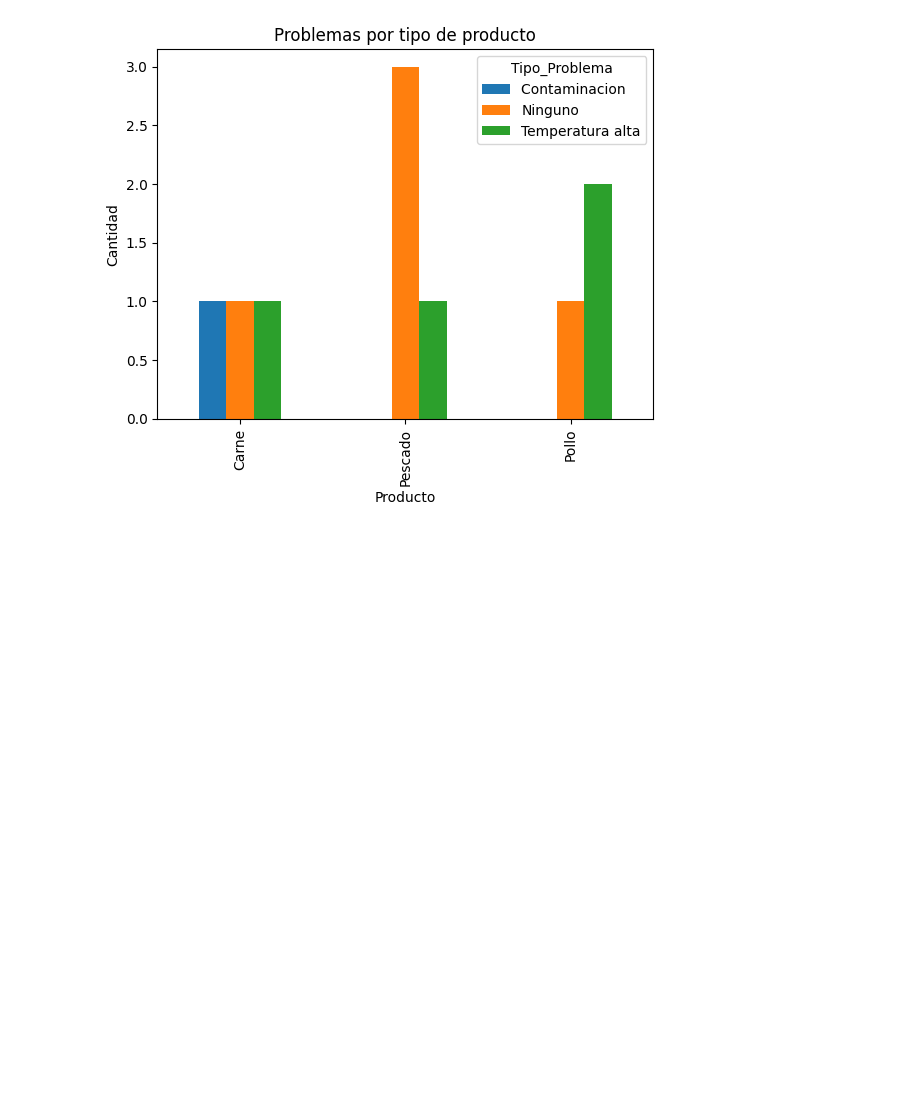
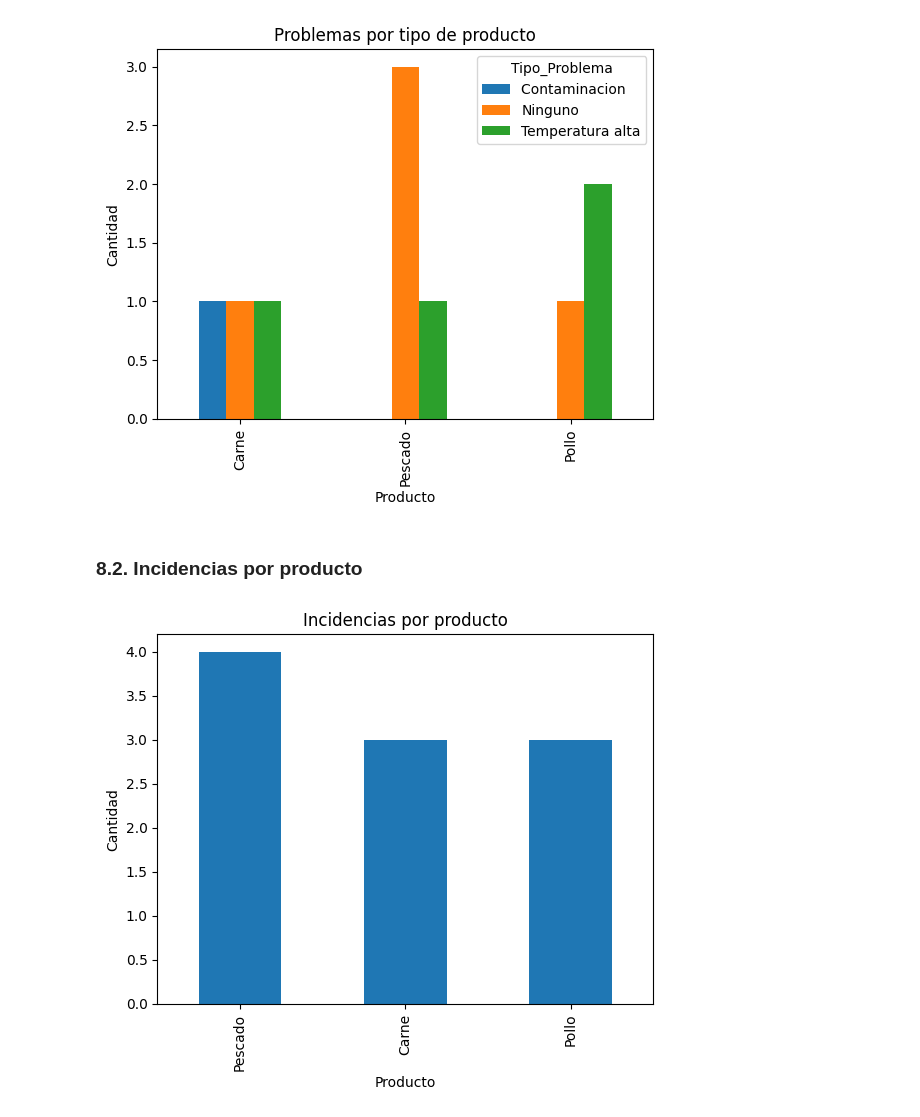
Before and after one commit to maely18bp-code/analisis-calidad-alimientos, a Jupyter notebook: Analisis.ipynb, the cells around one changed output. Drawn from its saved outputs; the diff is of its cells as text; code cells hidden in the pictures; blank space fills up the shorter version.

```diff
--- a/Analisis.ipynb
+++ b/Analisis.ipynb
@@ -30,0 +206,9 @@ pd.crosstab(df["Producto"], df["Tipo_Problema"])
+# %%
+def alerta_temp(row):
+    if row["Producto"] == "Pescado" and row["Temperatura"] > 4:
+        return "Fuera de rango"
+    elif row["Producto"] in ["Carne", "Pollo"] and row["Temperatura"] > 4:
+        return "Fuera de rango"
+    else:
+        return "Ok"
+df["Estado_Temperatura"] = df.apply(alerta_temp, axis=1)
@@ -40,3 +241,13 @@ plt.ylabel("Cantidad")
 plt.show()
 # %% [output]
 [figure]
+# %% [markdown]
+### 8.2. Incidencias por producto
+# %%
+df["Producto"].value_counts().plot(kind="bar")
+plt.title("Incidencias por producto")
+plt.xlabel("Producto")
+plt.ylabel("Cantidad")
+plt.show()
+# %% [output]
+[figure, added]
```
Also changed, not shown: parts of 38 cells of this notebook.
